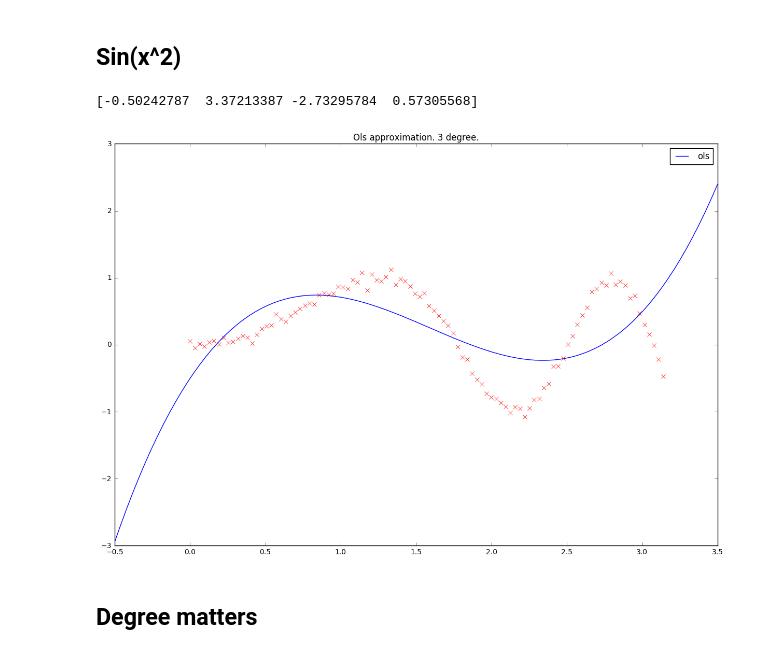
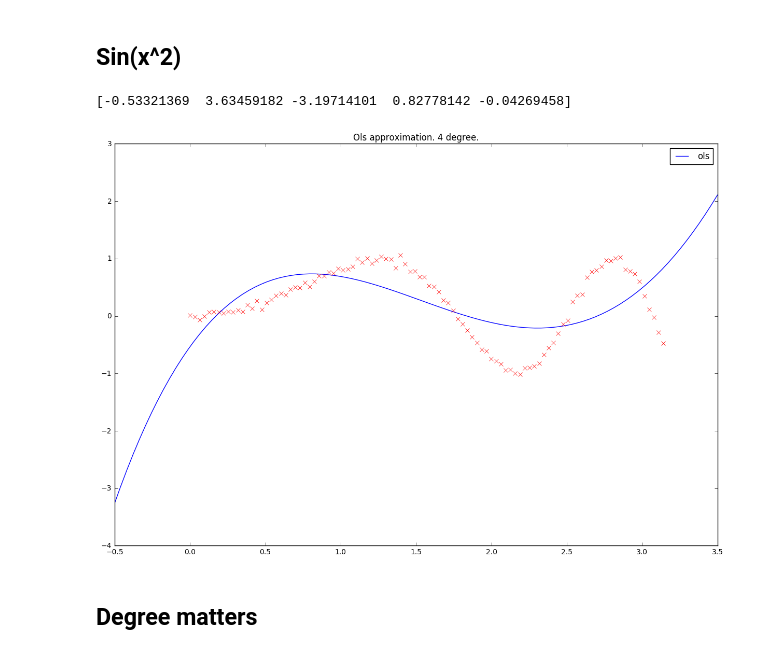
Before and after one commit to lionell/labs, a Jupyter notebook: num/lab3+.ipynb, the cells around one changed output. Drawn from its saved outputs; the diff is of its cells as text; code cells hidden in the pictures.

```diff
--- a/num/lab3+.ipynb
+++ b/num/lab3+.ipynb
@@ -65,10 +65,10 @@ plot(x, y, 3, (-2, 2), ols)
 x = np.linspace(0, np.pi, num=100)
 y = np.sin(x**2) + np.random.normal(0, 0.05, 100)
 # %%
-plot(x, y, 3, (-0.5, 3.5), ols)
+plot(x, y, 4, (-0.5, 3.5), ols)
 # %% [output]
-[-0.50242787  3.37213387 -2.73295784  0.57305568]
+[-0.53321369  3.63459182 -3.19714101  0.82778142 -0.04269458]
-[figure, old version]
+[figure, new version]
 # %% [markdown]
 ## Degree matters
 # %%
```
